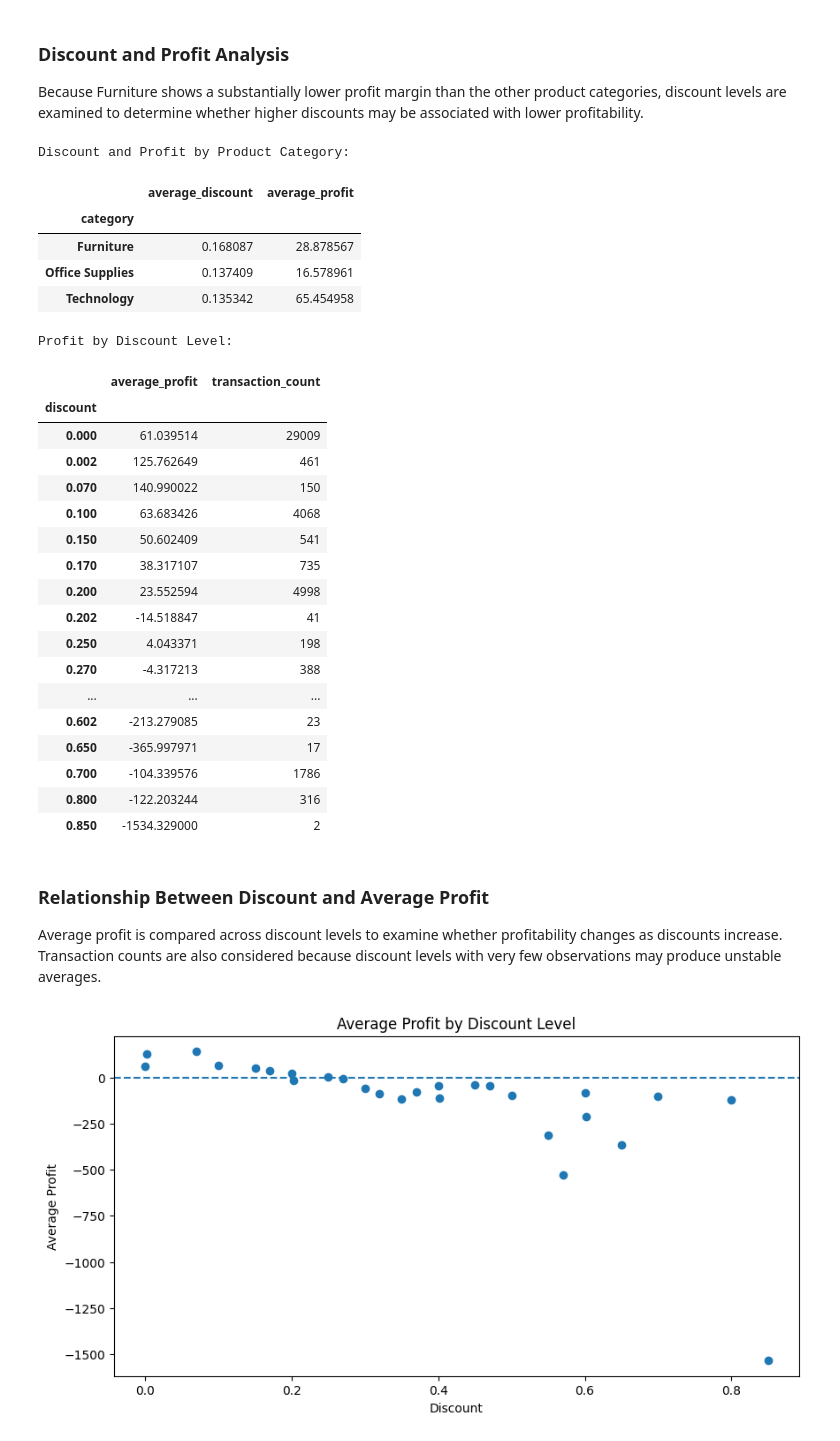
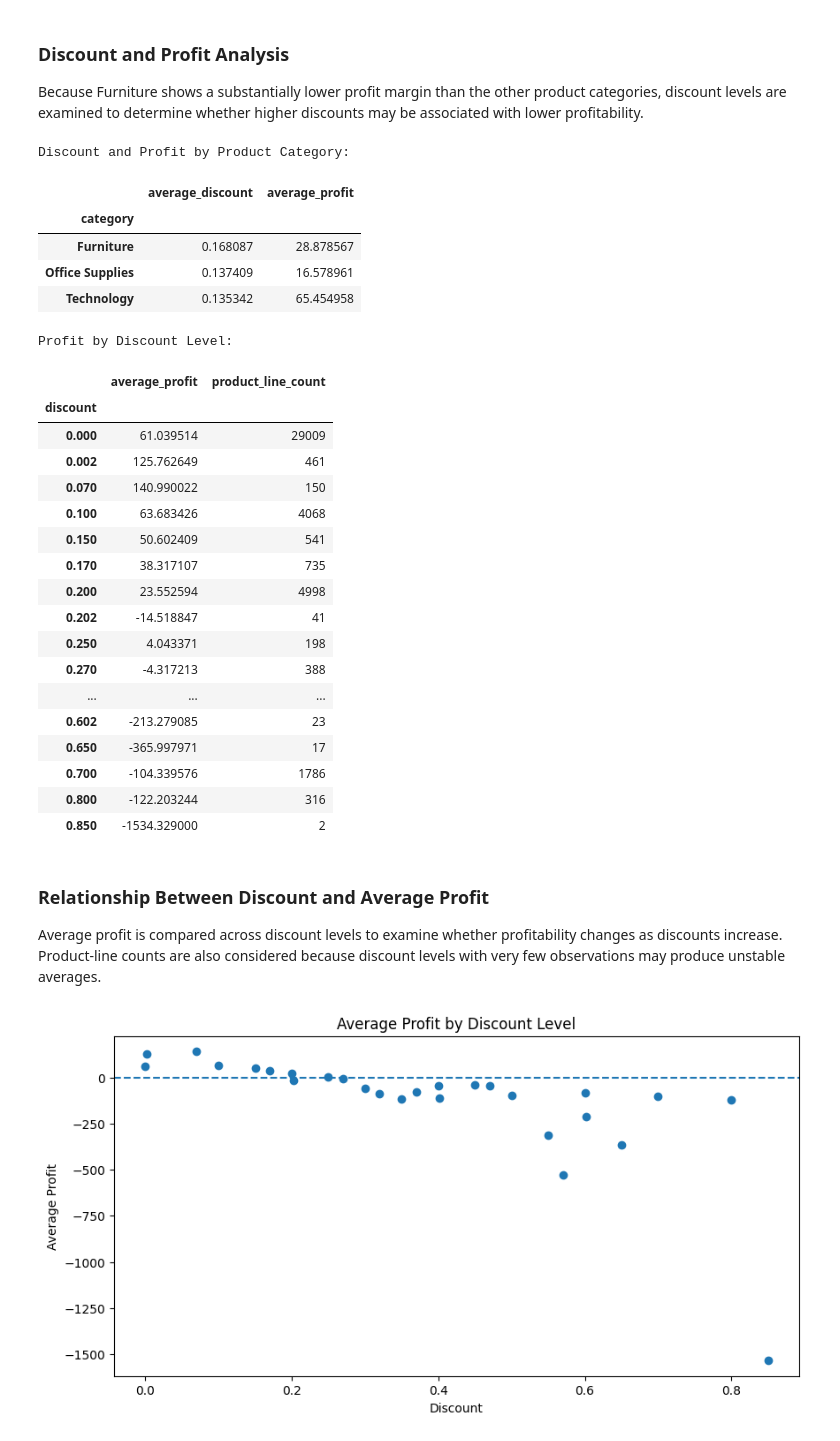
Before and after one commit to Tjiuaiching/global-superstore-ml, a Jupyter notebook: notebook/Global_Superstore_ML_Final_Project.ipynb, the cells around one changed output. Cells and saved outputs as stored; diff of their text form; code cells hidden in the pictures.

```diff
--- a/notebook/Global_Superstore_ML_Final_Project.ipynb
+++ b/notebook/Global_Superstore_ML_Final_Project.ipynb
@@ -594,28 +596,28 @@ Because Furniture shows a substantially lower profit margin than the other produ
 # %%
 discount_by_category = dataset.groupby('category').agg(
     average_discount=('discount', 'mean'),
     average_profit=('profit', 'mean')
 )
 
 discount_profit = dataset.groupby('discount').agg(
     average_profit=('profit', 'mean'),
-    transaction_count=('row_id', 'count')
+    product_line_count=('row_id', 'count')
 )
 
 print("Discount and Profit by Product Category:")
 display(discount_by_category)
 
 print("\nProfit by Discount Level:")
 display(discount_profit)
 # %% [output]
 Discount and Profit by Product Category:
 |  | average_discount | average_profit |
 | category |  |  |
 | Furniture | 0.168087 | 28.878567 |
 | Office Supplies | 0.137409 | 16.578961 |
 | Technology | 0.135342 | 65.454958 |
 Profit by Discount Level:
-|  | average_profit | transaction_count |
+|  | average_profit | product_line_count |
 | discount |  |  |
 | 0.000 | 61.039514 | 29009 |
 | 0.002 | 125.762649 | 461 |
@@ -636,7 +638,7 @@ Profit by Discount Level:
 # %% [markdown]
 ### Relationship Between Discount and Average Profit
 
-Average profit is compared across discount levels to examine whether profitability changes as discounts increase. Transaction counts are also considered because discount levels with very few observations may produce unstable averages.
+Average profit is compared across discount levels to examine whether profitability changes as discounts increase. Product-line counts are also considered because discount levels with very few observations may produce unstable averages.
 # %%
 plt.figure(figsize=(10, 5))
 
```
Also changed, not shown: parts of 36 cells of this notebook, 2 other files.
